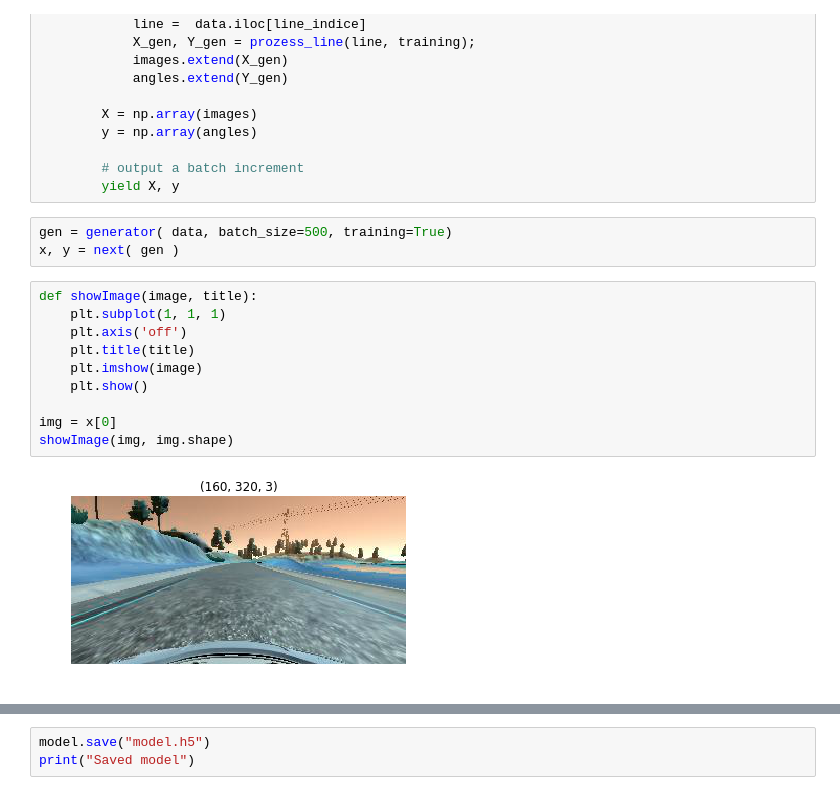
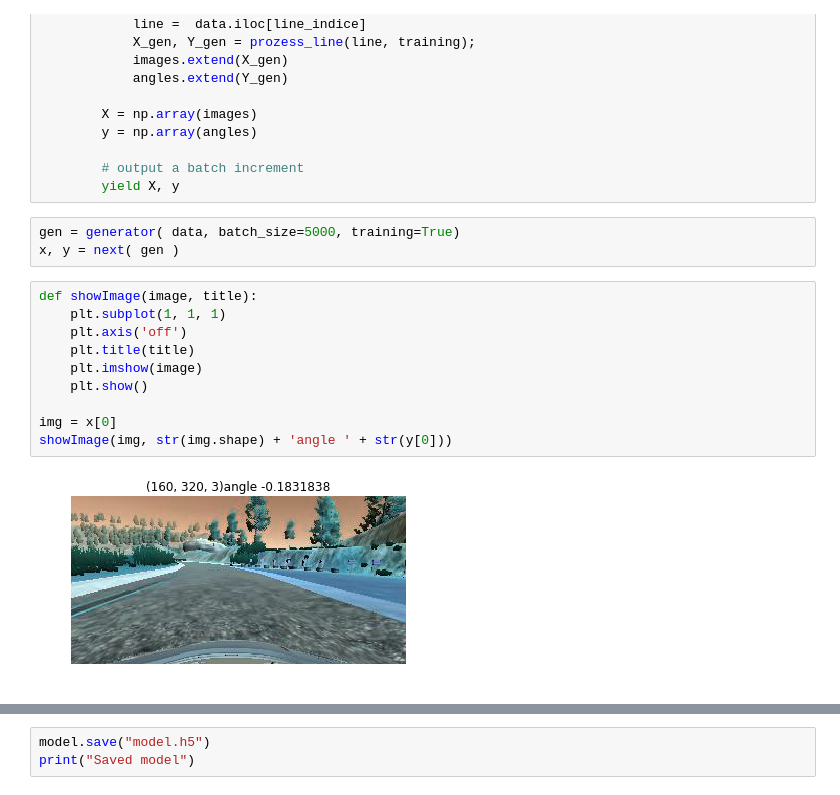
Before and after one commit to kaiulrich/kulrich_CarND-Behavioral-Cloning-P3, a Jupyter notebook: test.ipynb, the cells around one changed output, grey strips where cells are left out. Saved outputs shown, nothing was run; the diff lists cells and outputs as text.

```diff
--- a/test.ipynb
+++ b/test.ipynb
@@ -67,20 +65,20 @@ def generator(records, batch_size=32, training=False):
         # output a batch increment
         yield X, y
 # %%
-gen = generator( data, batch_size=500, training=True)
+gen = generator( data, batch_size=5000, training=True)
 x, y = next( gen )
 # %%
 def showImage(image, title):
     plt.subplot(1, 1, 1)
     plt.axis('off')
     plt.title(title)
     plt.imshow(image)
     plt.show()
 
 img = x[0]
-showImage(img, img.shape)
+showImage(img, str(img.shape) + 'angle ' + str(y[0]))
 # %% [output]
-[figure, old version]
+[figure, new version]
 # %%
 model = Sequential()
 model.add(Flatten(name="Flatten", input_shape=[160, 320, 3]))
```
Also changed, not shown: parts of 4 cells of this notebook, 2 other files.
